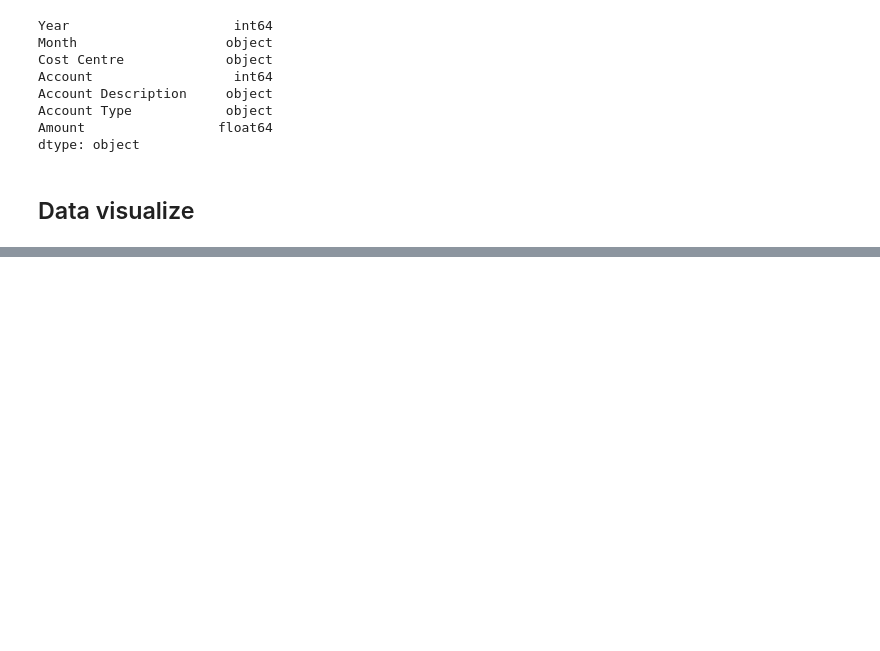
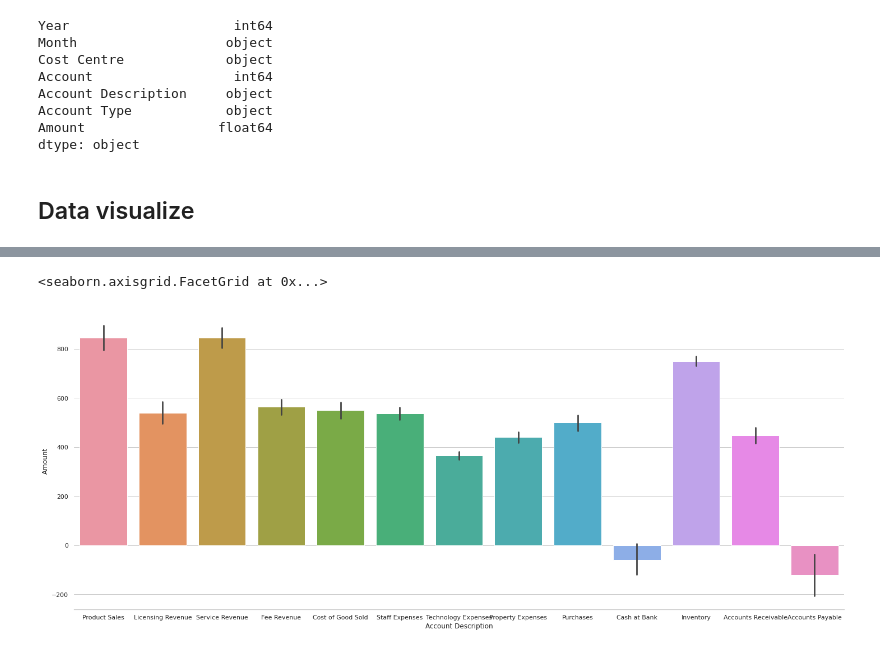
Before and after one commit to chayandatta/MLnotebooks, a Jupyter notebook: Regression_Model.ipynb, the cells around one changed output, grey strips where cells are left out. Cells and saved outputs as stored; diff of their text form; code cells hidden in the pictures; blank space fills up the shorter version.

```diff
--- a/Regression_Model.ipynb
+++ b/Regression_Model.ipynb
@@ -117,0 +125,11 @@ Text(0.5, 1.0, 'Account Types')
+# %%
+sns.set_theme(style="whitegrid")
+# Draw a nested barplot
+g = sns.catplot(
+    data=df, kind="bar",
+    x="Account Description", y="Amount",height=8, aspect=20/8)
+g.despine(left=True)
+g.set_axis_labels("Account Description", "Amount")
+# %% [output]
+<seaborn.axisgrid.FacetGrid at 0x...>
+[figure, added]
```
Also changed, not shown: parts of 3 cells of this notebook.
